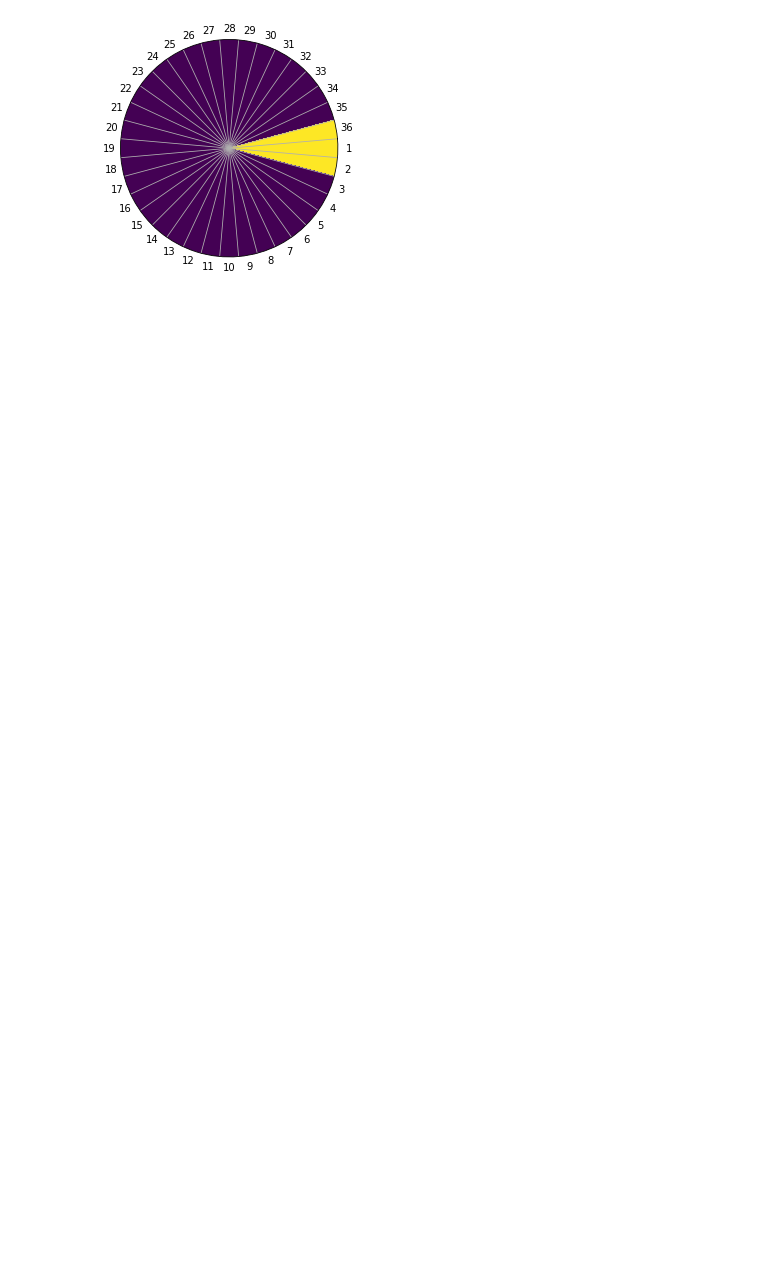
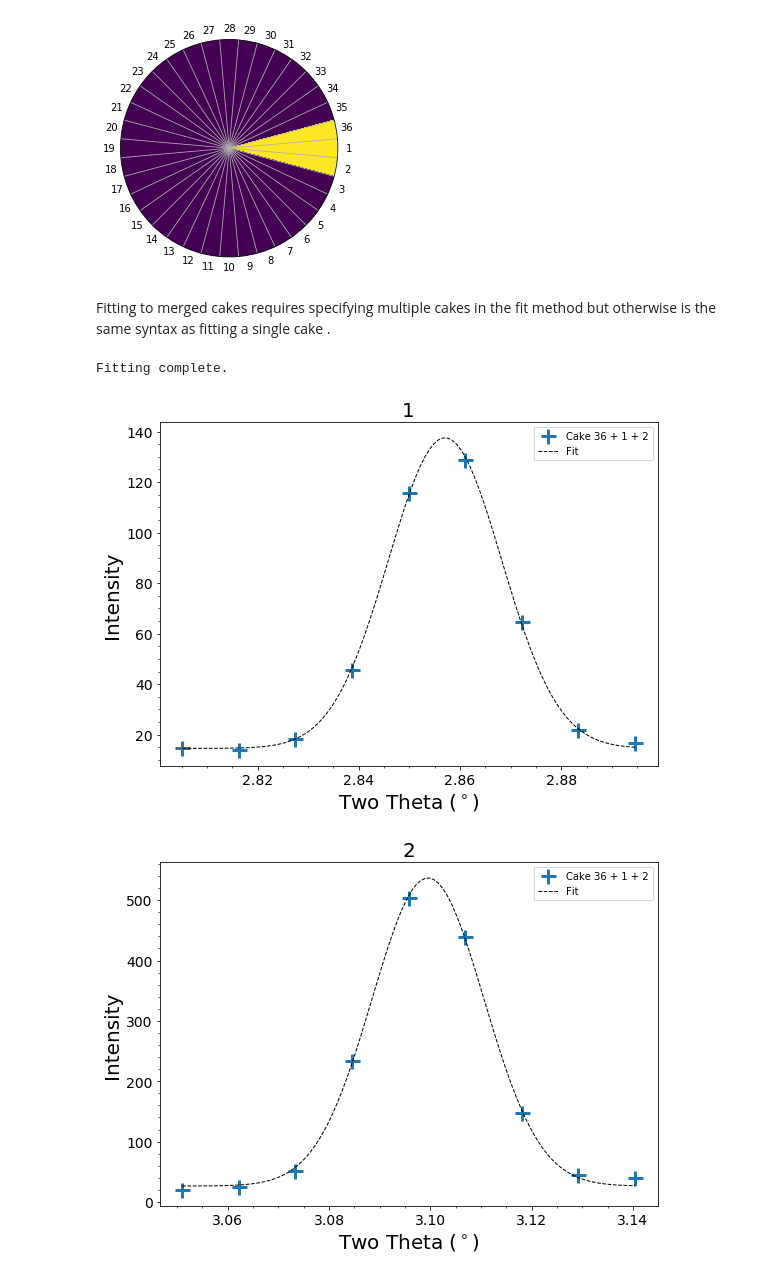
Before and after one commit to LightForm-group/xrdfit, a Jupyter notebook: tutorial notebooks/2 - Averaging for better signal.ipynb, the cells around one changed output. Saved outputs shown, nothing was run; the diff lists cells and outputs as text; code cells hidden in the pictures; blank space fills up the shorter version.

Commit message:
Add fitting to multiple unmerged cakes.

```diff
--- a/tutorial notebooks/2 - Averaging for better signal.ipynb
+++ b/tutorial notebooks/2 - Averaging for better signal.ipynb
@@ -40,3 +40,18 @@ Since it is not always easy to visualise which cakes number refers to which cake
 spectral_data.highlight_cakes([36, 1, 2])
 # %% [output]
 [figure]
+# %% [markdown]
+Fitting to merged cakes requires specifying multiple cakes in the fit method but otherwise is the same syntax as fitting a single cake .
+# %%
+peak_params = [PeakParams('1', (2.8, 2.9)),
+               PeakParams('2', (3.05, 3.15)),
+               PeakParams('3',  (3.15, 3.30), [MaximumParams(3.18, 3.205, 3.225), MaximumParams(3.23, 3.25, 3.28)]),
+               PeakParams('4', (4.10, 4.30))]
+spectral_data.fit_peaks([36, 1, 2], peak_params, merge_cakes=True)
+
+for fit in spectral_data.fitted_peaks:
+    fit.plot()
+# %% [output]
+Fitting complete.
+[figure, added]
+[figure, added]
```
Also changed, not shown: parts of 9 cells of this notebook, 2 other files.
